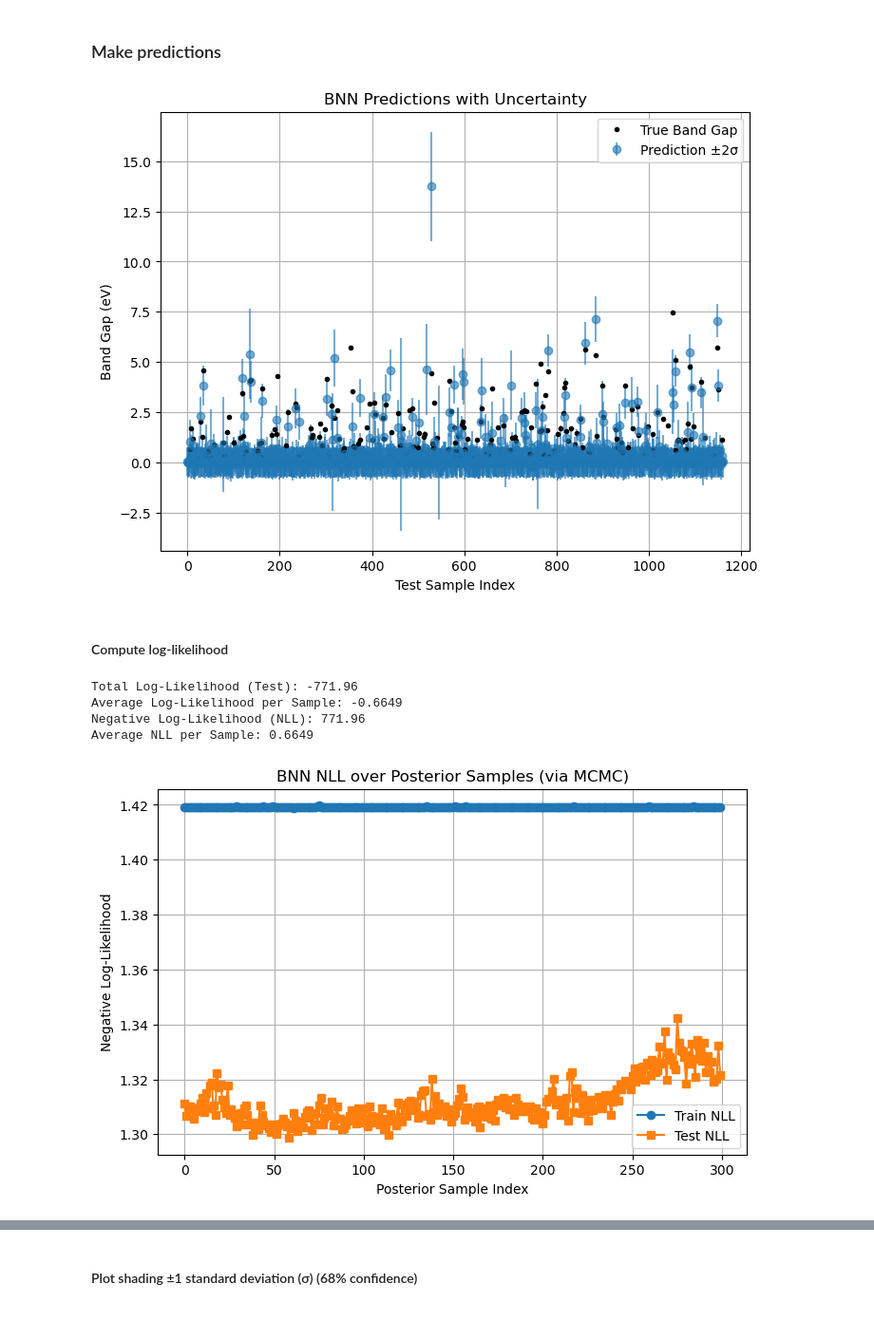
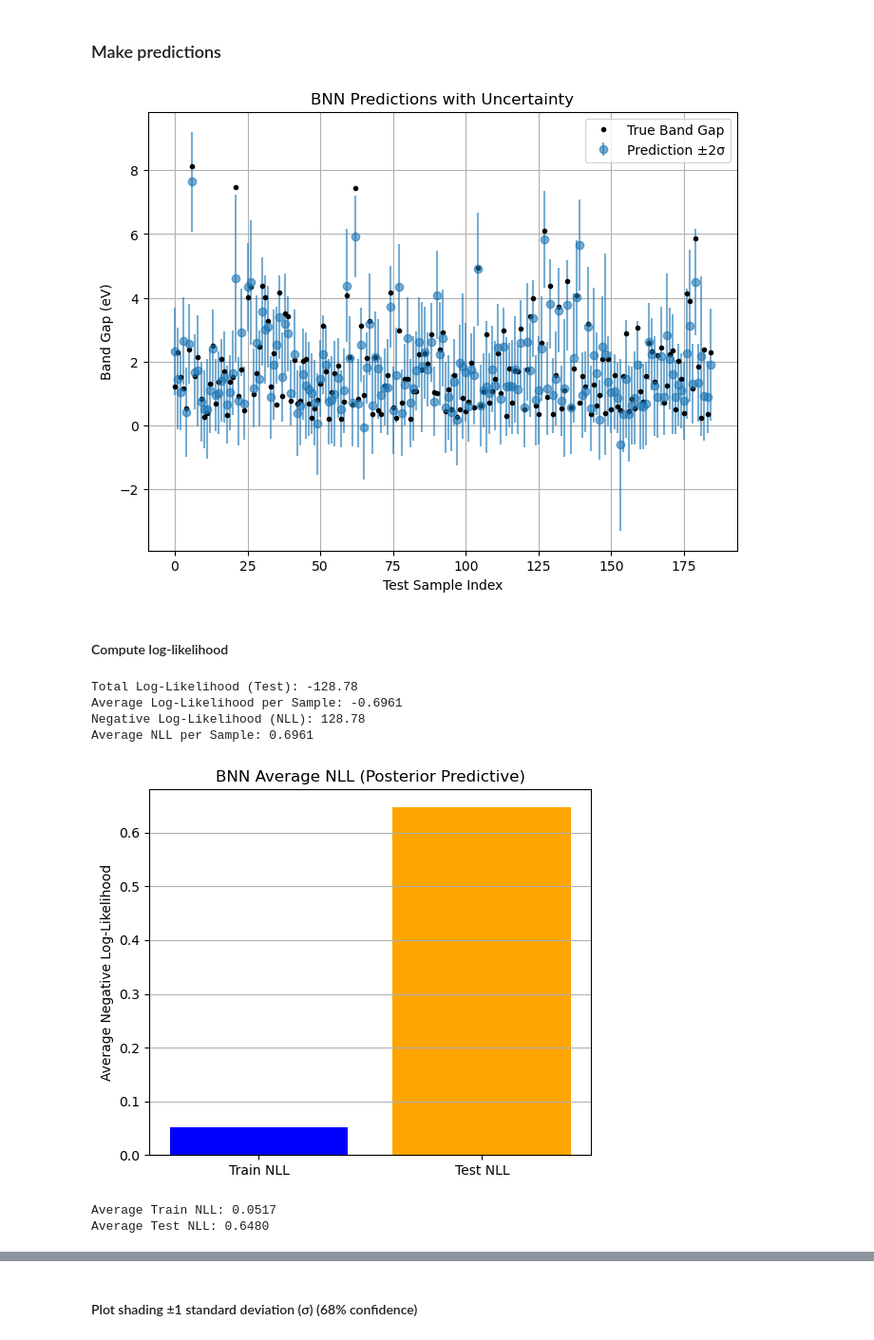
Before and after one commit to zosiawilk/UQ-for-Band-Gap-Predictions, a Jupyter notebook: BNN/BNN_MCMC_Band_Gap_Prediction.ipynb, the cells around one changed output, grey strips where cells are left out. Shown: that part at 95% size. Drawn from its saved outputs; the diff is of its cells as text; code cells hidden in the pictures.

Commit message:
Commit of improved band gap preictions using BNN

```diff
--- a/BNN/BNN_MCMC_Band_Gap_Prediction.ipynb
+++ b/BNN/BNN_MCMC_Band_Gap_Prediction.ipynb
@@ -19,6 +19,9 @@ from pyro.infer import Predictive
 ### Read the data
 # %%
 df_mp = pd.read_csv('/home/april-ai/Desktop/UQ/MP_Data/materials_data_10k_cleaned.csv')
+# %%
+df_mp = df_mp[(df_mp['band_gap'] > 0.2)]
+y = df_mp['band_gap']
 # %% [markdown]
 ### Train-test split
 # %%
@@ -154,7 +177,7 @@ plt.legend()
 plt.grid(True)
 plt.show()
 # %% [output]
-[figure, old version]
+[figure, new version]
 # %% [markdown]
 #### Compute log-likelihood
 # %%
@@ -184,8 +207,8 @@ print(f"Average Log-Likelihood per Sample: {log_likelihood_avg:.4f}")
 print(f"Negative Log-Likelihood (NLL): {nll:.2f}")
 print(f"Average NLL per Sample: {nll_avg:.4f}")
 # %% [output]
-Total Log-Likelihood (Test): -771.96
-Average Log-Likelihood per Sample: -0.6649
-Negative Log-Likelihood (NLL): 771.96
-Average NLL per Sample: 0.6649
+Total Log-Likelihood (Test): -128.78
+Average Log-Likelihood per Sample: -0.6961
+Negative Log-Likelihood (NLL): 128.78
+Average NLL per Sample: 0.6961
 # %%
@@ -219,15 +241,18 @@ for i in range(num_samples):
 # %%
-plt.figure(figsize=(8, 5))
-plt.plot(train_nlls, label="Train NLL", marker='o')
-plt.plot(test_nlls, label="Test NLL", marker='s')
-plt.xlabel("Posterior Sample Index")
-plt.ylabel("Negative Log-Likelihood")
-plt.title("BNN NLL over Posterior Samples (via MCMC)")
-plt.legend()
-plt.grid(True)
+# Plot
+plt.figure(figsize=(6, 5))
+plt.bar(['Train NLL', 'Test NLL'], [train_nll, test_nll], color=['blue', 'orange'])
+plt.ylabel("Average Negative Log-Likelihood")
+plt.title("BNN Average NLL (Posterior Predictive)")
+plt.grid(axis='y')
 plt.show()
+
+print(f"Average Train NLL: {train_nll:.4f}")
+print(f"Average Test NLL: {test_nll:.4f}")
 # %% [output]
-[figure, old version]
+[figure, new version]
+Average Train NLL: 0.0517
+Average Test NLL: 0.6480
 # %%
 # Get posterior predictions on training data
 preds_train = predictive(X_train_tensor)["obs"]
```
Also changed, not shown: parts of 13 cells of this notebook, 1 other file.
